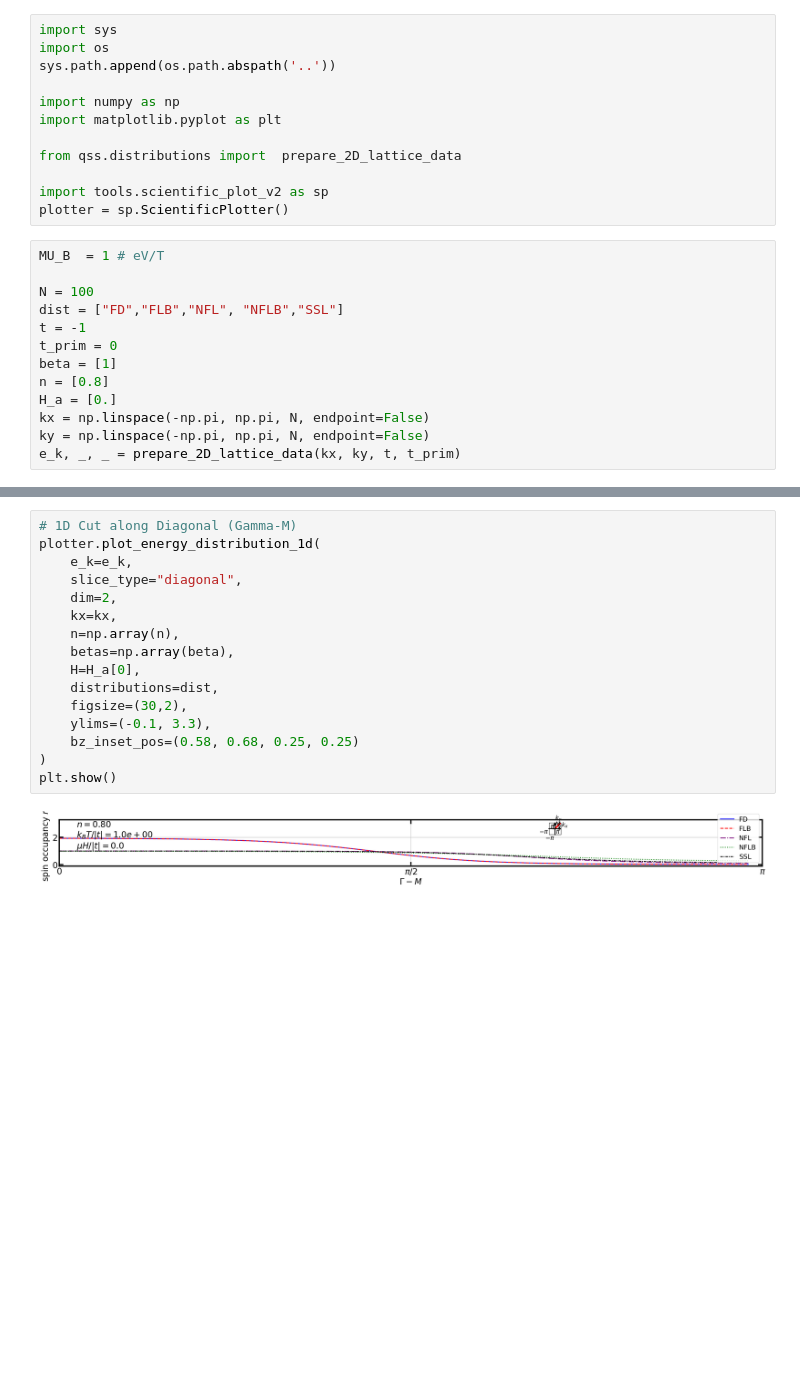
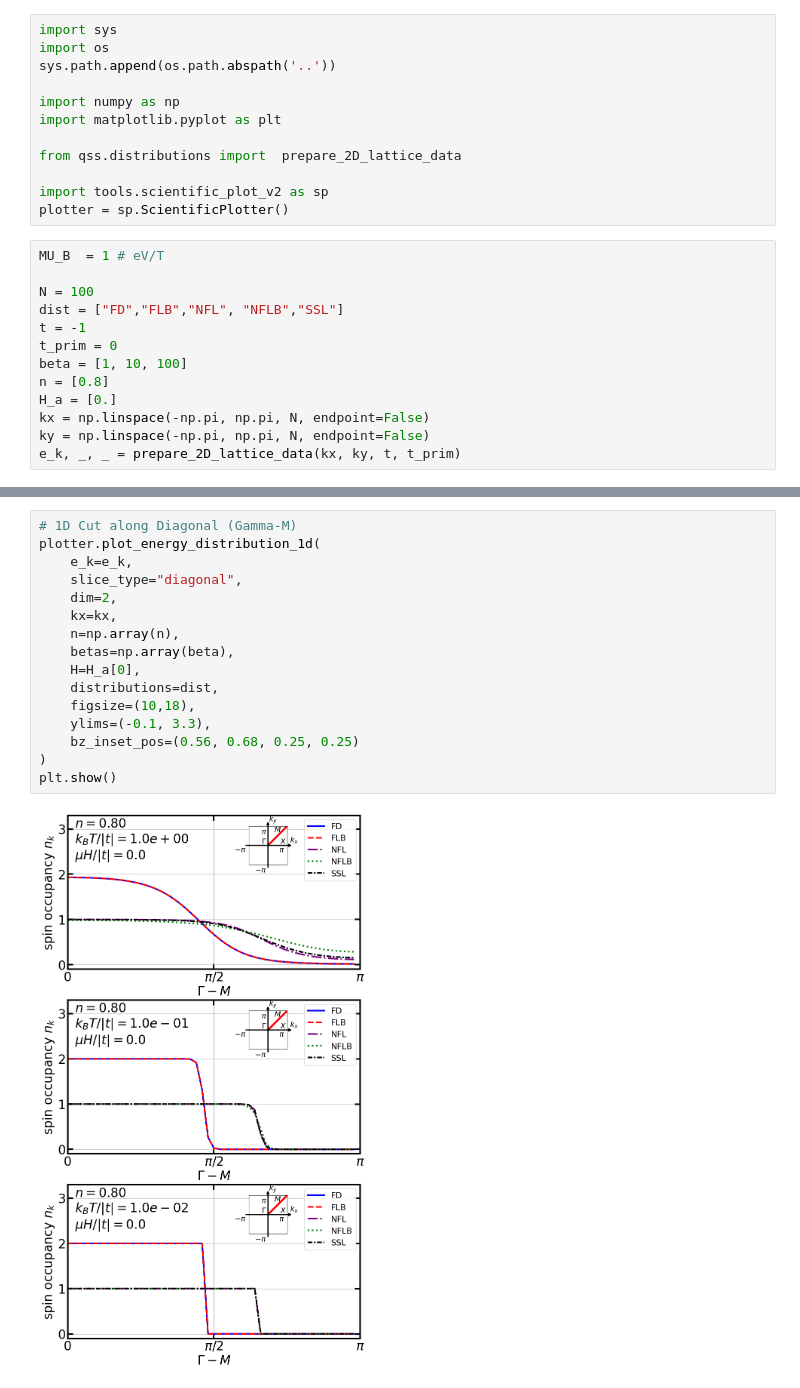
Before and after one commit to Mateuszzx/quantum-statistics-solver, a Jupyter notebook: notebooks/Graphs/paramagnetic_n.ipynb, the cells around one changed output, grey strips where cells are left out. Cells and saved outputs as stored; diff of their text form; blank space fills up the shorter version.

```diff
--- a/notebooks/Graphs/paramagnetic_n.ipynb
+++ b/notebooks/Graphs/paramagnetic_n.ipynb
@@ -17,7 +17,7 @@ N = 100
 dist = ["FD","FLB","NFL", "NFLB","SSL"]
 t = -1
 t_prim = 0
-beta = [1]
+beta = [1, 10, 100]
 n = [0.8]
 H_a = [0.]
 kx = np.linspace(-np.pi, np.pi, N, endpoint=False)
@@ -44,18 +44,18 @@ plt.show()
 # %%
 # 1D Cut along Diagonal (Gamma-M)
 plotter.plot_energy_distribution_1d(
     e_k=e_k,
     slice_type="diagonal",
     dim=2,
     kx=kx,
     n=np.array(n),
     betas=np.array(beta),
     H=H_a[0],
     distributions=dist,
-    figsize=(30,2),
+    figsize=(10,18),
     ylims=(-0.1, 3.3),
-    bz_inset_pos=(0.58, 0.68, 0.25, 0.25)
+    bz_inset_pos=(0.56, 0.68, 0.25, 0.25)
 )
 plt.show()
 # %% [output]
-[figure, old version]
+[figure, new version]
```
Also changed, not shown: parts of 1 cell of this notebook.
